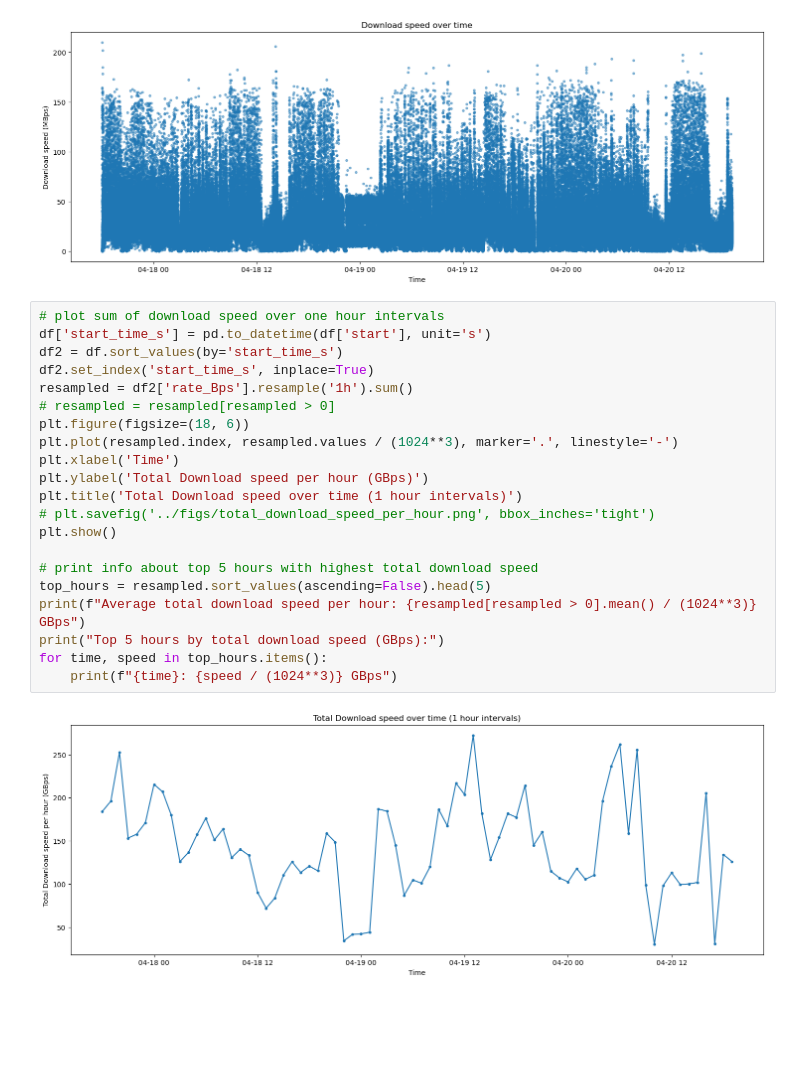
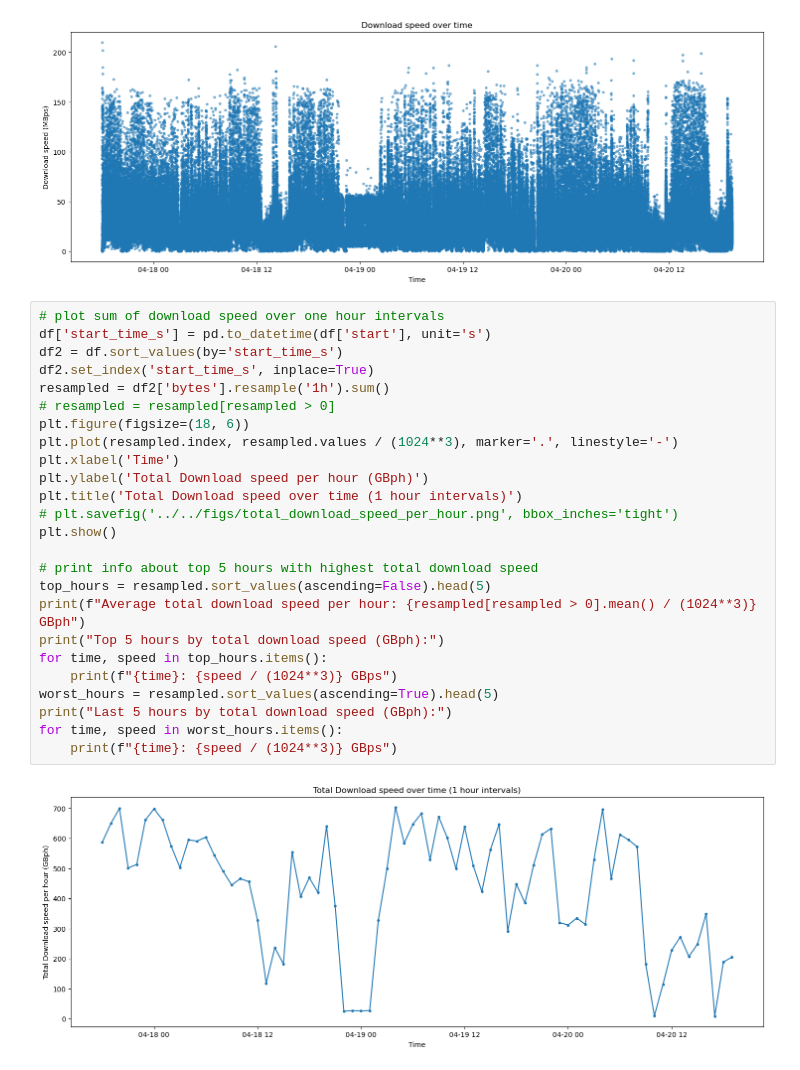
Before and after one commit to FZU-AV-CR/Repo-Tools, a Jupyter notebook: download/delphi/stats.ipynb, the cells around one changed output. Saved outputs shown, nothing was run; the diff lists cells and outputs as text; blank space fills up the shorter version.

```diff
--- a/download/delphi/stats.ipynb
+++ b/download/delphi/stats.ipynb
@@ -222,23 +222,27 @@ plt.show()
 # %%
 # plot sum of download speed over one hour intervals
 df['start_time_s'] = pd.to_datetime(df['start'], unit='s')
 df2 = df.sort_values(by='start_time_s')
 df2.set_index('start_time_s', inplace=True)
-resampled = df2['rate_Bps'].resample('1h').sum()
+resampled = df2['bytes'].resample('1h').sum()
 # resampled = resampled[resampled > 0]
 plt.figure(figsize=(18, 6))
 plt.plot(resampled.index, resampled.values / (1024**3), marker='.', linestyle='-')
 plt.xlabel('Time')
-plt.ylabel('Total Download speed per hour (GBps)')
+plt.ylabel('Total Download speed per hour (GBph)')
 plt.title('Total Download speed over time (1 hour intervals)')
-# plt.savefig('../figs/total_download_speed_per_hour.png', bbox_inches='tight')
+# plt.savefig('../../figs/total_download_speed_per_hour.png', bbox_inches='tight')
 plt.show()
 
 # print info about top 5 hours with highest total download speed
 top_hours = resampled.sort_values(ascending=False).head(5)
-print(f"Average total download speed per hour: {resampled[resampled > 0].mean() / (1024**3)} GBps")
-print("Top 5 hours by total download speed (GBps):")
+print(f"Average total download speed per hour: {resampled[resampled > 0].mean() / (1024**3)} GBph")
+print("Top 5 hours by total download speed (GBph):")
 for time, speed in top_hours.items():
     print(f"{time}: {speed / (1024**3)} GBps")
+worst_hours = resampled.sort_values(ascending=True).head(5)
+print("Last 5 hours by total download speed (GBph):")
+for time, speed in worst_hours.items():
+    print(f"{time}: {speed / (1024**3)} GBps")
 # %% [output]
-[figure, old version]
+[figure, new version]
```
Also changed, not shown: parts of 13 cells of this notebook, 4 other files.
